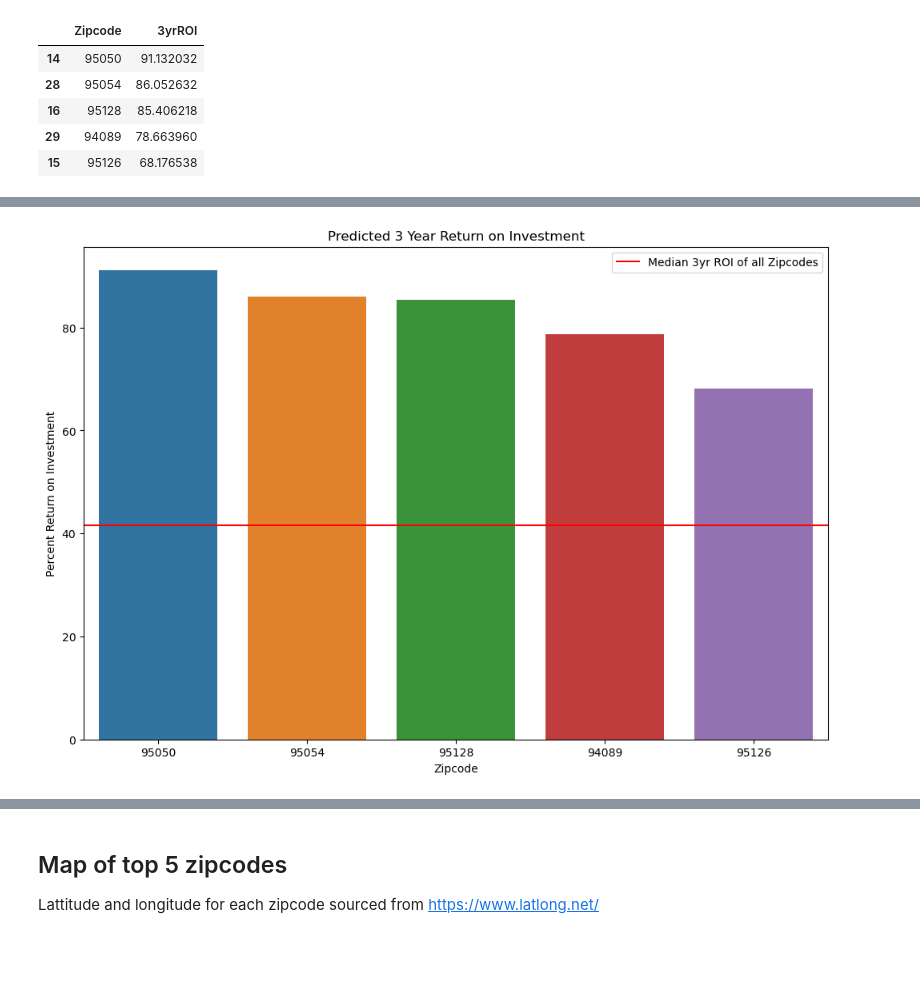
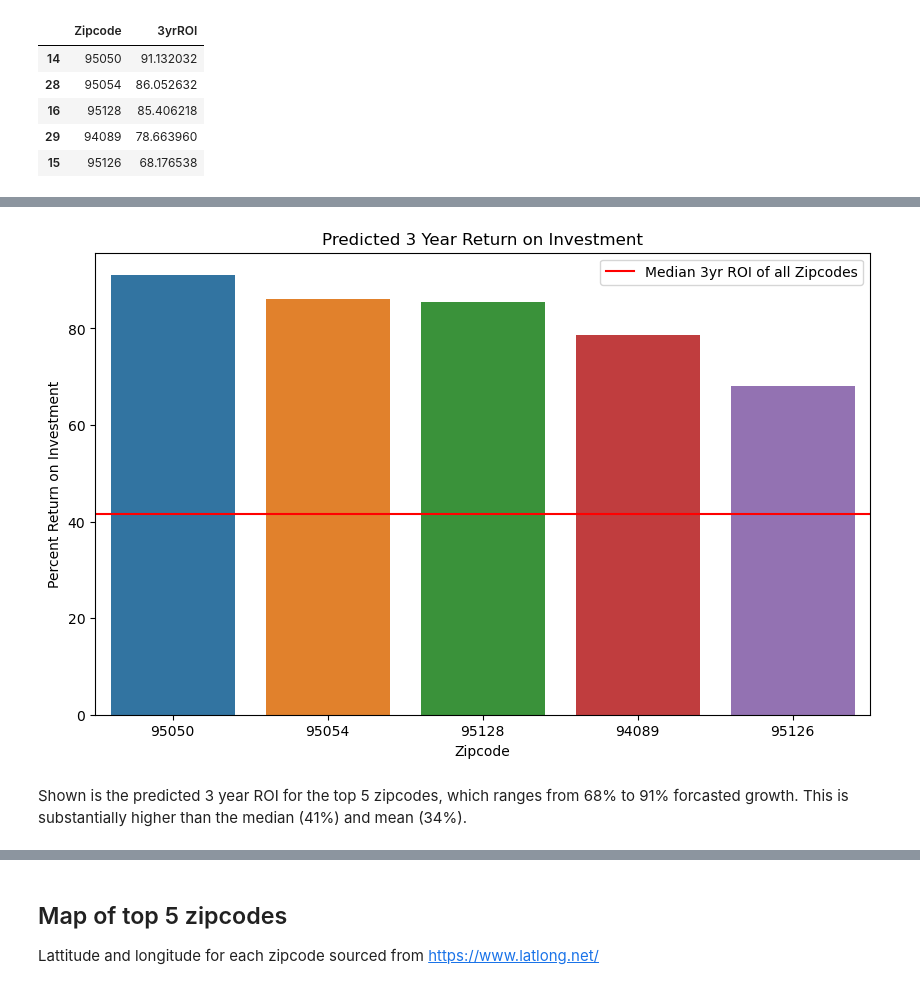
Before and after one commit to lalynjay/Time_series_analysis, a Jupyter notebook: Time_series_analysis.ipynb, the cells around one changed output, grey strips where cells are left out. Cells and saved outputs as stored; diff of their text form; code cells hidden in the pictures; blank space fills up the shorter version.

```diff
--- a/Time_series_analysis.ipynb
+++ b/Time_series_analysis.ipynb
@@ -819,14 +830,16 @@ top_5_zipcodes
 # %%
 # plot ROI of top 5 zipcodes
-fig, ax = plt.subplots(figsize=(12, 8))
+fig, ax = plt.subplots(figsize=(10, 6))
 graph = sns.barplot(x='Zipcode', y='3yrROI', data= top_5_zipcodes,
                     order=top_5_zipcodes.sort_values('3yrROI',ascending = False).Zipcode, ax=ax)
 graph.axhline(results['3yrROI'].median(), color='red', label='Median 3yr ROI of all Zipcodes')
 ax.set_title('Predicted 3 Year Return on Investment')
 ax.set_ylabel('Percent Return on Investment')
 ax.legend();
 # %% [output]
-[figure, old version]
+[figure, new version]
+# %% [markdown]
+Shown is the predicted 3 year ROI for the top 5 zipcodes, which ranges from 68% to 91% forcasted growth. This is substantially higher than the median (41%) and mean (34%).
 # %%
 # create dataframe that includes top 5 zipcodes with their April 2018 prices
 zips = top_5_zipcodes['Zipcode']
```
Also changed, not shown: parts of 20 cells of this notebook, 10 other files.
